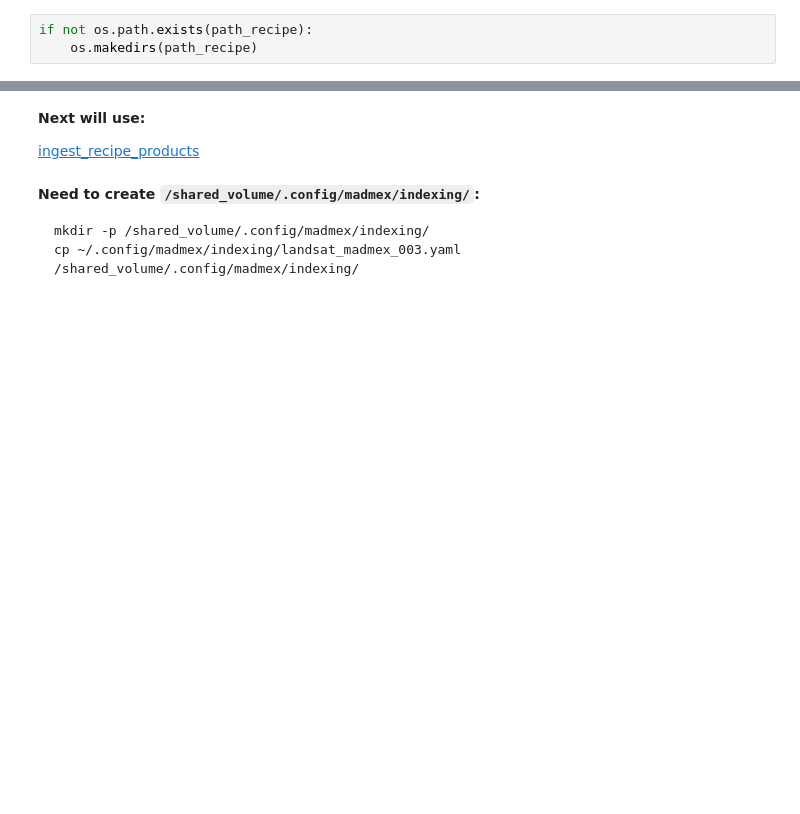
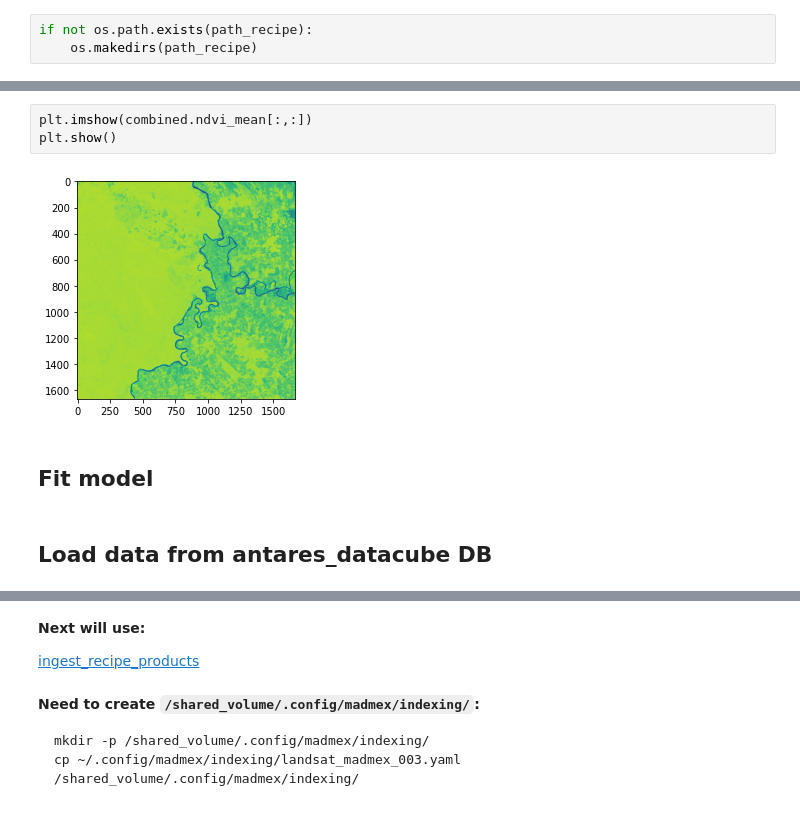
Before and after one commit to CONABIO/kube_sipecam_playground, a Jupyter notebook: MAD_Mex/notebooks/2_issues_and_nbooks/2_issue_11_pipeline_lc_MAD-Mex_pixel_wise_using_kale.ipynb.ipynb, the cells around one changed output, grey strips where cells are left out. Saved outputs shown, nothing was run; the diff lists cells and outputs as text; blank space fills up the shorter version.

```diff
--- a/MAD_Mex/notebooks/2_issues_and_nbooks/2_issue_11_pipeline_lc_MAD-Mex_pixel_wise_using_kale.ipynb.ipynb
+++ b/MAD_Mex/notebooks/2_issues_and_nbooks/2_issue_11_pipeline_lc_MAD-Mex_pixel_wise_using_kale.ipynb.ipynb
@@ -182,0 +187,9 @@ write_dataset_to_netcdf(combined.compute(scheduler='threads'), nc_filename)
+# %%
+plt.imshow(combined.ndvi_mean[:,:])
+plt.show()
+# %% [output]
+[figure, added]
+# %% [markdown]
+## Fit model
+# %% [markdown]
+## Load data from antares_datacube DB
```
Also changed, not shown: parts of 16 cells of this notebook.
